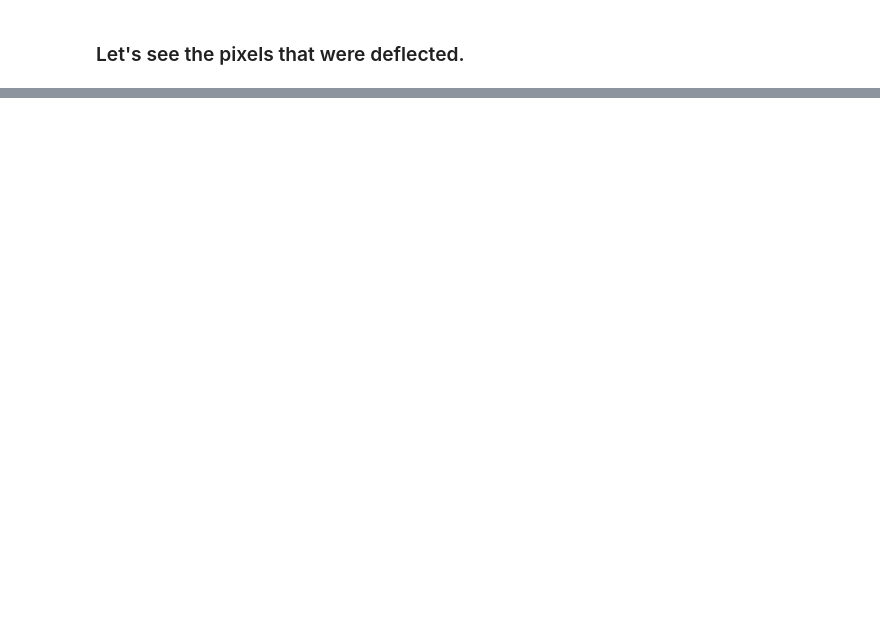
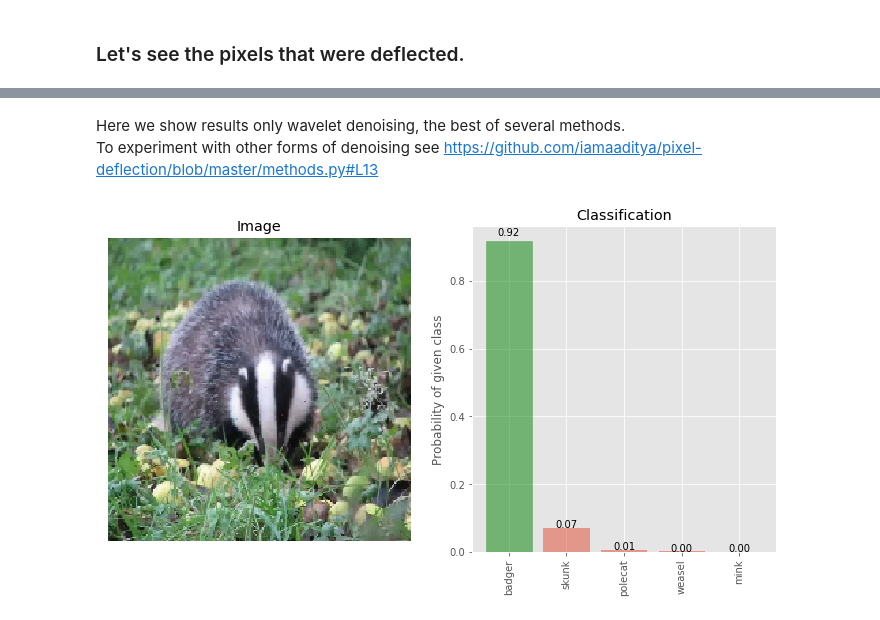
Before and after one commit to iamaaditya/pixel-deflection, a Jupyter notebook: demo.ipynb, the cells around one changed output, grey strips where cells are left out. Saved outputs shown, nothing was run; the diff lists cells and outputs as text; code cells hidden in the pictures; blank space fills up the shorter version.

```diff
--- a/demo.ipynb
+++ b/demo.ipynb
@@ -153,0 +171,9 @@ classify_images([img])
+# %% [markdown]
+Here we show results only wavelet denoising, the best of several methods.
+To experiment with other forms of denoising see
+https://github.com/iamaaditya/pixel-deflection/blob/master/methods.py#L13
+# %%
+img_deflected_denoised = denoiser(img_deflected)
+_ = classify_images([img_deflected_denoised], true_label, visualize=True)
+# %% [output]
+[figure, added]
```
Also changed, not shown: parts of 29 cells of this notebook, 1 other file.
